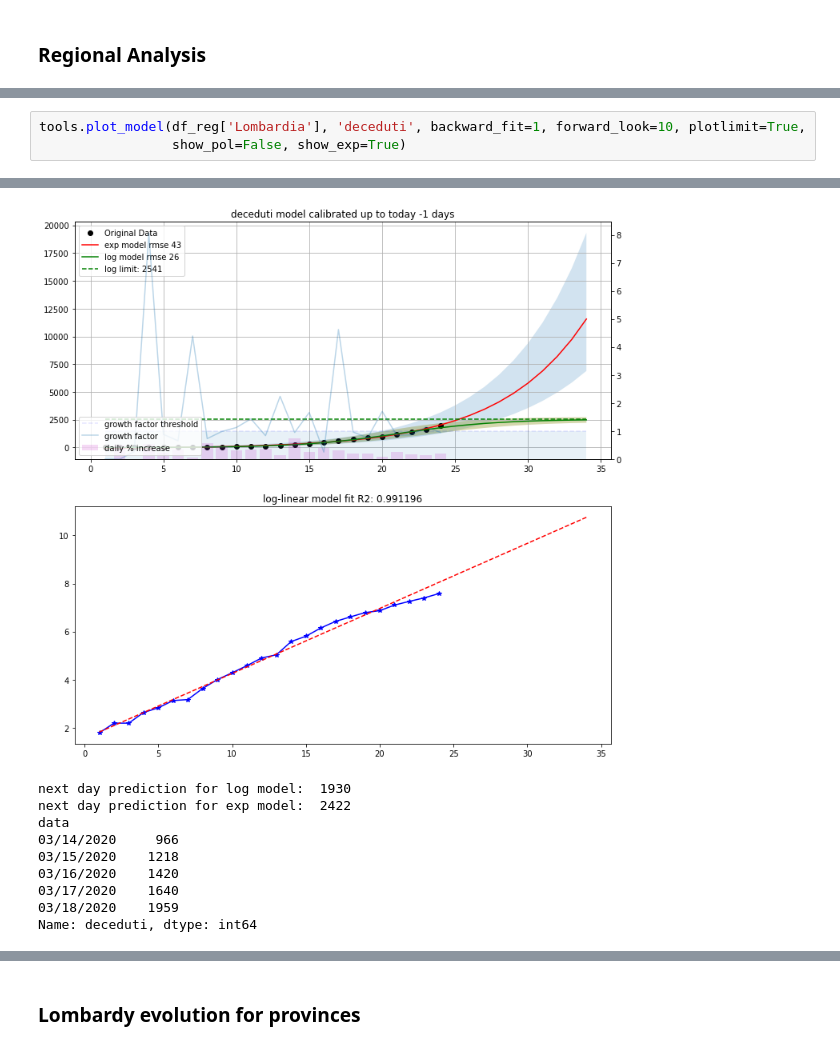
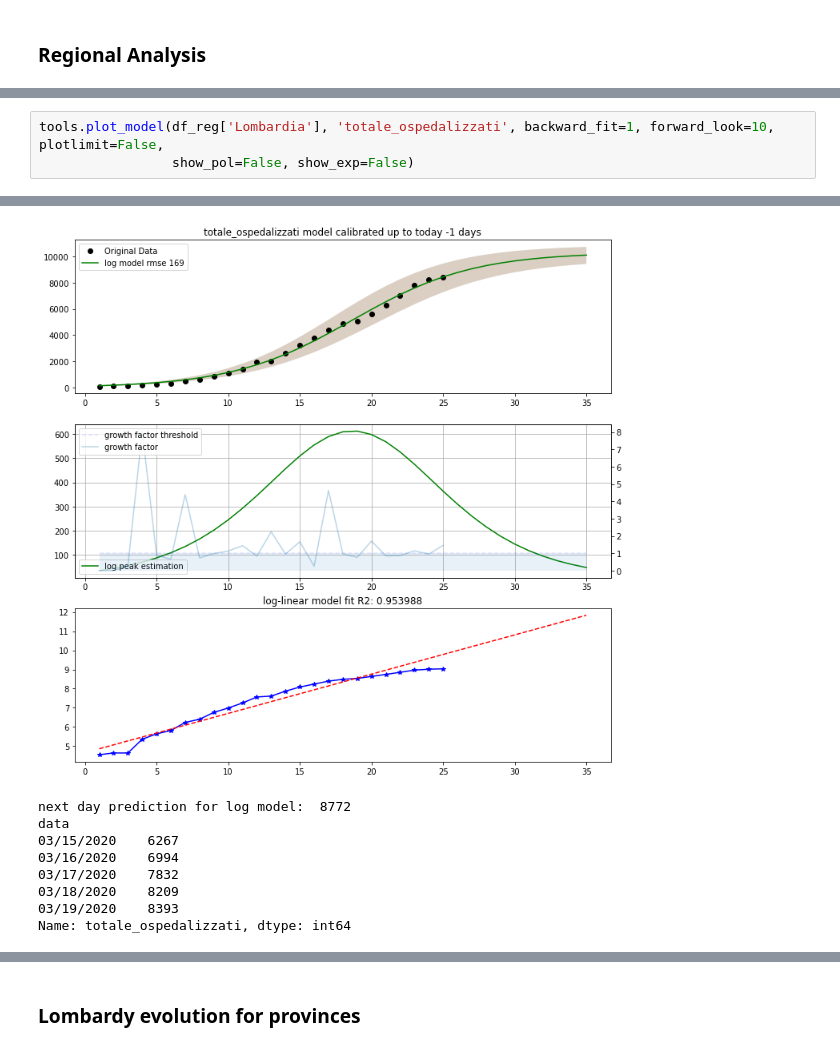
Before and after one commit to mspadaccino/COVID-19, a Jupyter notebook: notebooks/COVID_daily_report_Italy_World.ipynb, the cells around one changed output, grey strips where cells are left out. Drawn from its saved outputs; the diff is of its cells as text.

```diff
--- a/notebooks/COVID_daily_report_Italy_World.ipynb
+++ b/notebooks/COVID_daily_report_Italy_World.ipynb
@@ -167,4 +175,4 @@ Name: terapia_intensiva, dtype: int64
 # %%
-tools.plot_model(df_reg['Lombardia'], 'deceduti', backward_fit=1, forward_look=10, plotlimit=True,
-                 show_pol=False, show_exp=True)
+tools.plot_model(df_reg['Lombardia'], 'totale_ospedalizzati', backward_fit=1, forward_look=10, plotlimit=False,
+                 show_pol=False, show_exp=False)
 # %% [output]
@@ -171,13 +180,12 @@ tools.plot_model(df_reg['Lombardia'], 'deceduti', backward_fit=1, forward_look=1
-[figure, old version]
+[figure, new version]
-next day prediction for log model:  1930
-next day prediction for exp model:  2422
-data
-03/14/2020     966
-03/15/2020    1218
-03/16/2020    1420
-03/17/2020    1640
-03/18/2020    1959
-Name: deceduti, dtype: int64
+next day prediction for log model:  8772
+data
+03/15/2020    6267
+03/16/2020    6994
+03/17/2020    7832
+03/18/2020    8209
+03/19/2020    8393
+Name: totale_ospedalizzati, dtype: int64
 # %%
 tools.plot_model(df_reg['Lombardia'], 'totale_casi', backward_fit=1, forward_look=10, plotlimit=True,
                  show_pol=False, show_exp=True)
```
Also changed, not shown: parts of 28 cells of this notebook, 1 other file.
